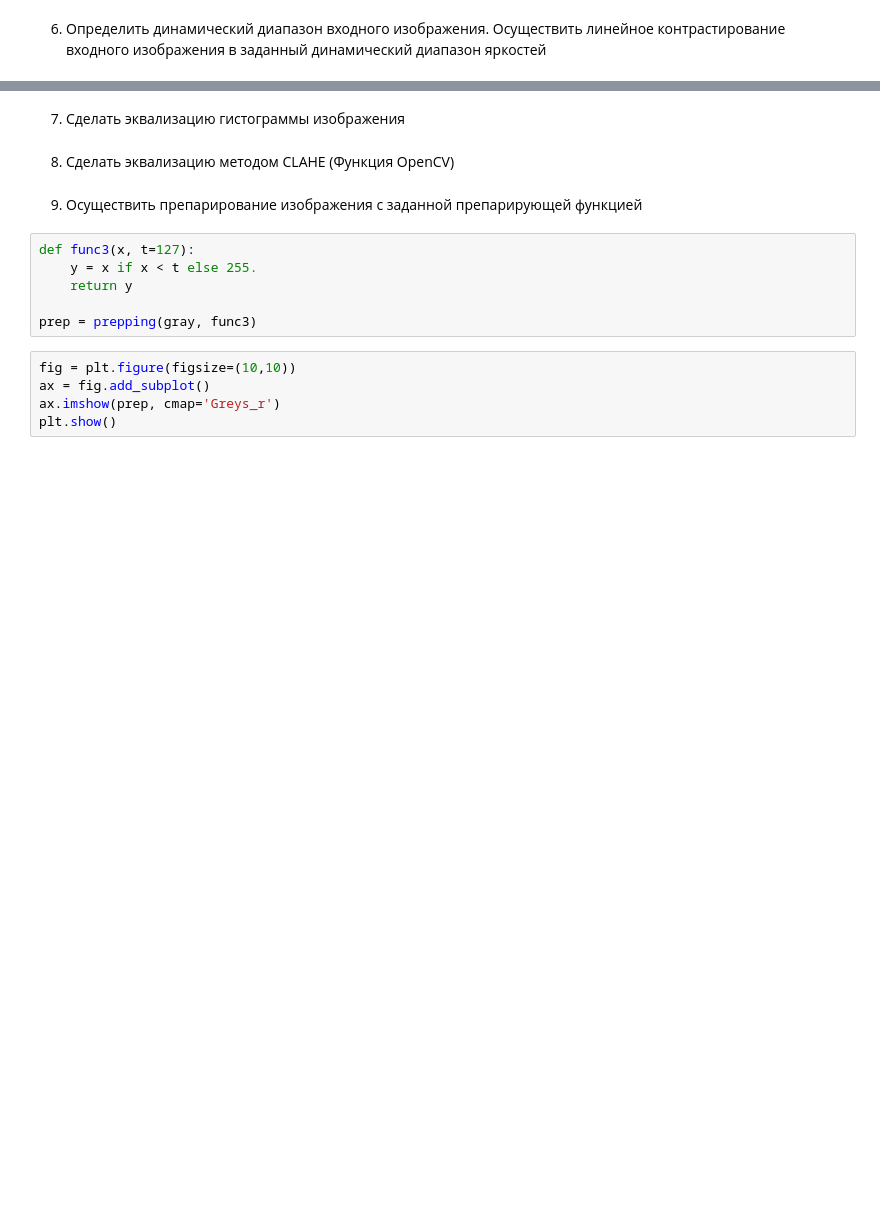
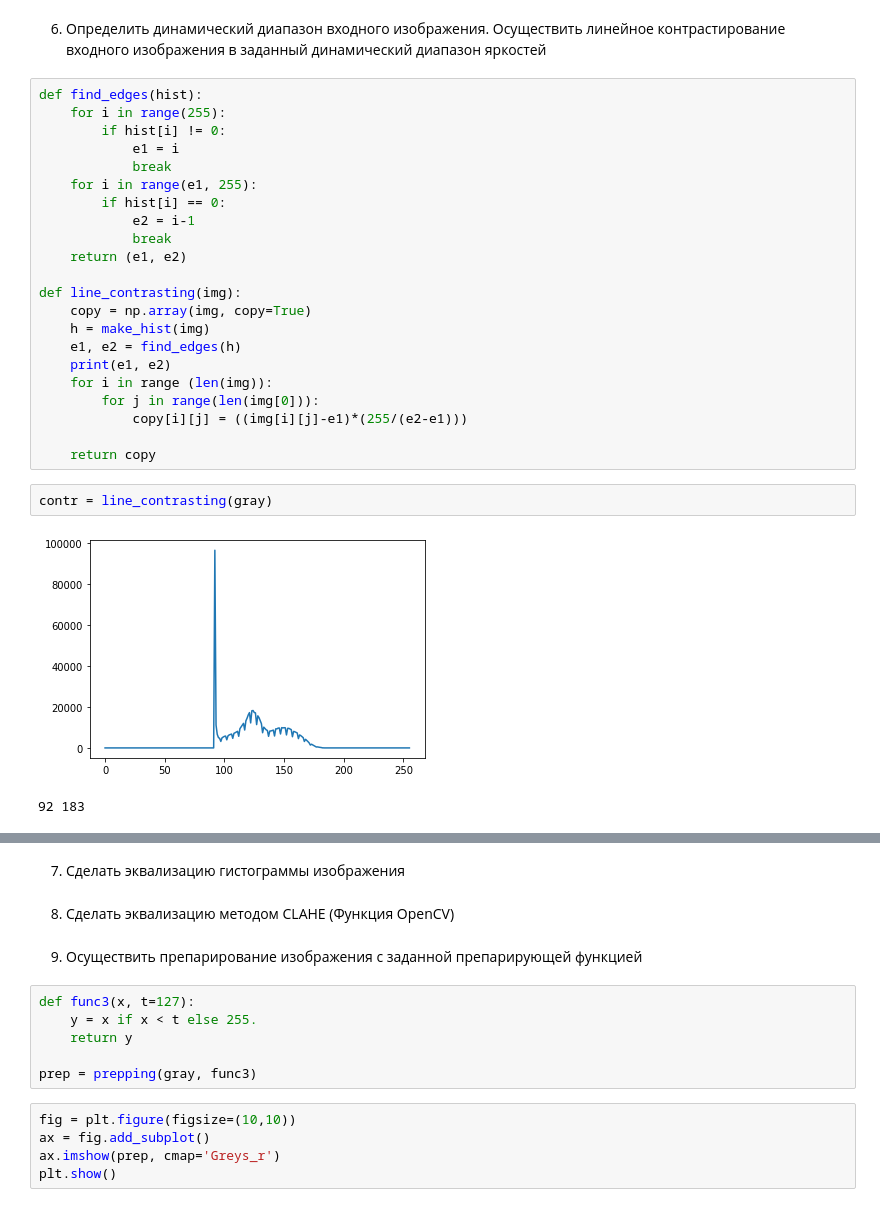
Before and after one commit to Liptee/Image-processing, a Jupyter notebook: LAB1/img_processing.ipynb, the cells around one changed output, grey strips where cells are left out. Saved outputs shown, nothing was run; the diff lists cells and outputs as text; blank space fills up the shorter version.

Commit message:
add liner contrasting

```diff
--- a/LAB1/img_processing.ipynb
+++ b/LAB1/img_processing.ipynb
@@ -114,2 +114,29 @@ plt.subplot(224),plt.imshow(th2,'gray')
 # %% [markdown]
 6. Определить динамический диапазон входного изображения. Осуществить линейное контрастирование входного изображения в заданный динамический диапазон яркостей
+# %%
+def find_edges(hist):
+    for i in range(255):
+        if hist[i] != 0:
+            e1 = i
+            break
+    for i in range(e1, 255):
+        if hist[i] == 0:
+            e2 = i-1
+            break
+    return (e1, e2)
+
+def line_contrasting(img):
+    copy = np.array(img, copy=True)
+    h = make_hist(img)
+    e1, e2 = find_edges(h)
+    print(e1, e2)
+    for i in range (len(img)):
+        for j in range(len(img[0])):
+            copy[i][j] = ((img[i][j]-e1)*(255/(e2-e1)))
+
+    return copy
+# %%
+contr = line_contrasting(gray)
+# %% [output]
+[figure, added]
+92 183
```
Also changed, not shown: parts of 7 cells of this notebook, 1 other file.
